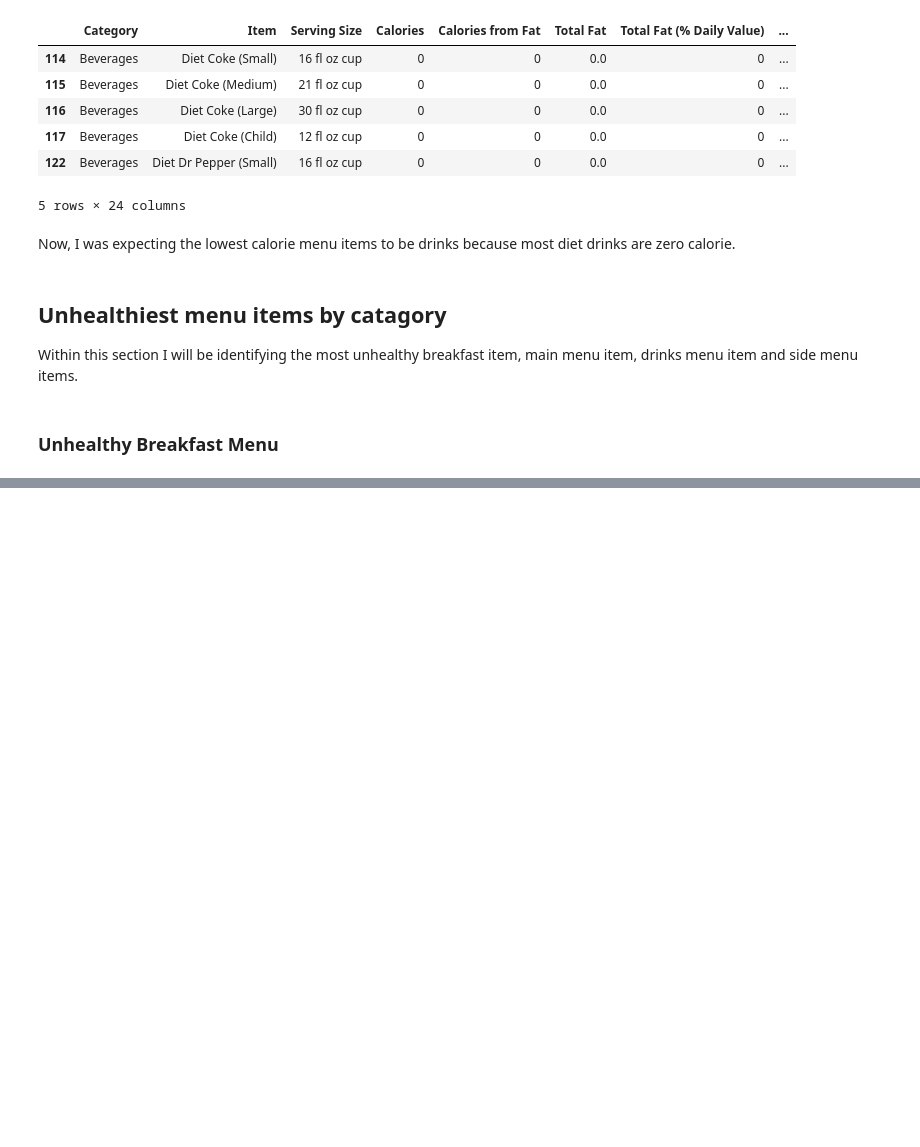
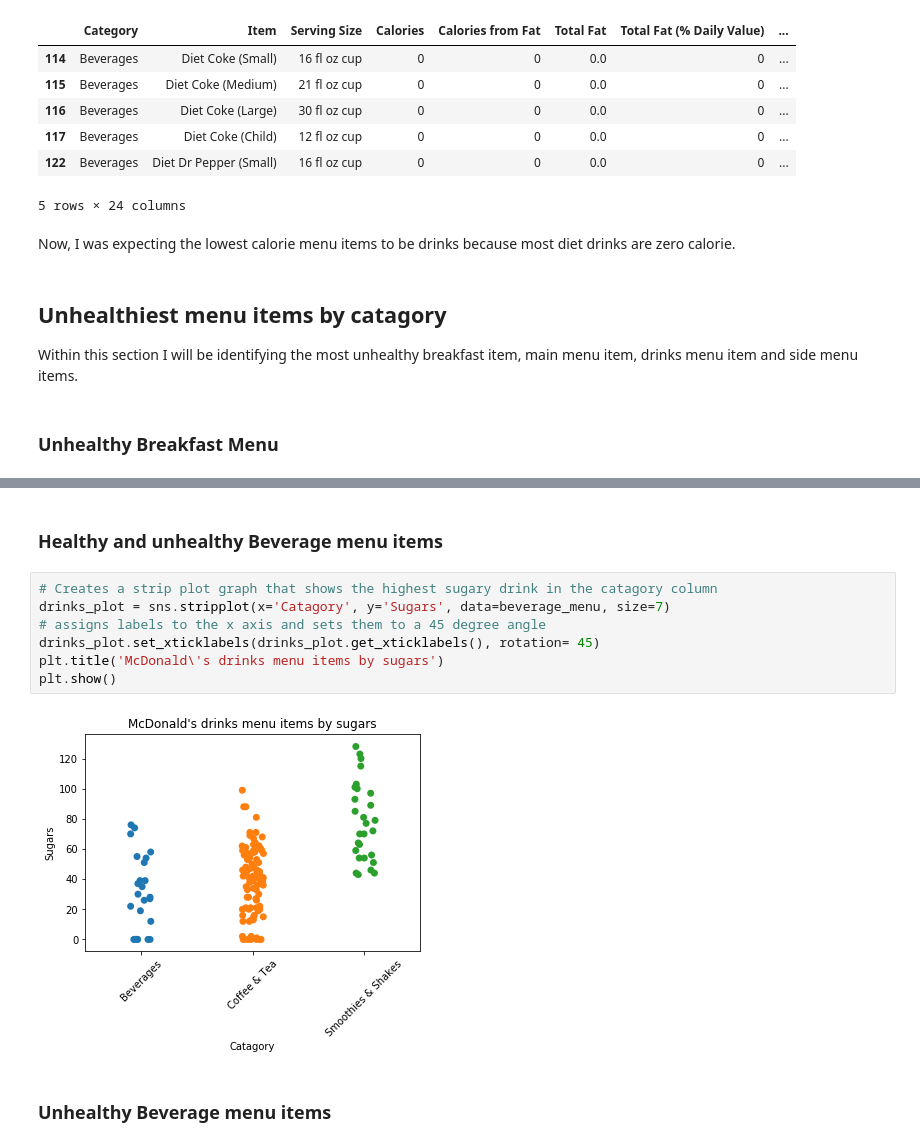
Before and after one commit to JosiahM42/mcdonalds-nuritional-analysis, a Jupyter notebook: McDonalds Nutritional facts/McDonald's Nutrition.ipynb, the cells around one changed output, grey strips where cells are left out. Cells and saved outputs as stored; diff of their text form; blank space fills up the shorter version.

```diff
--- a/McDonalds Nutritional facts/McDonald's Nutrition.ipynb
+++ b/McDonalds Nutritional facts/McDonald's Nutrition.ipynb
@@ -162,0 +274,13 @@ breakfast_menu.nlargest(5, 'calories')
+# %% [markdown]
+### Healthy and unhealthy Beverage menu items
+# %%
+# Creates a strip plot graph that shows the highest sugary drink in the catagory column
+drinks_plot = sns.stripplot(x='Catagory', y='Sugars', data=beverage_menu, size=7)
+# assigns labels to the x axis and sets them to a 45 degree angle
+drinks_plot.set_xticklabels(drinks_plot.get_xticklabels(), rotation= 45)
+plt.title('McDonald\'s drinks menu items by sugars')
+plt.show()
+# %% [output]
+[figure, added]
+# %% [markdown]
+### Unhealthy Beverage menu items
```
Also changed, not shown: parts of 37 cells of this notebook, 7 other files.
